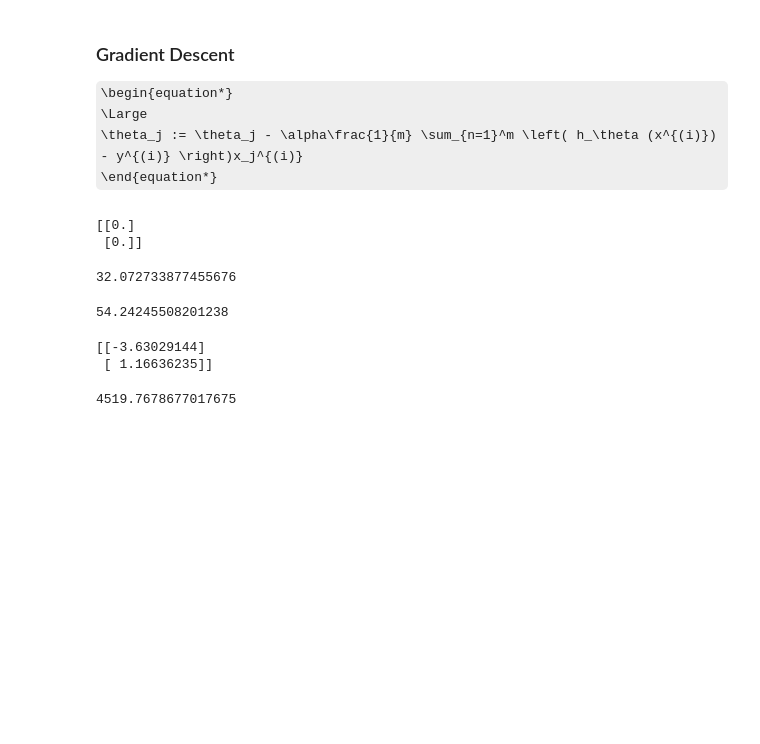
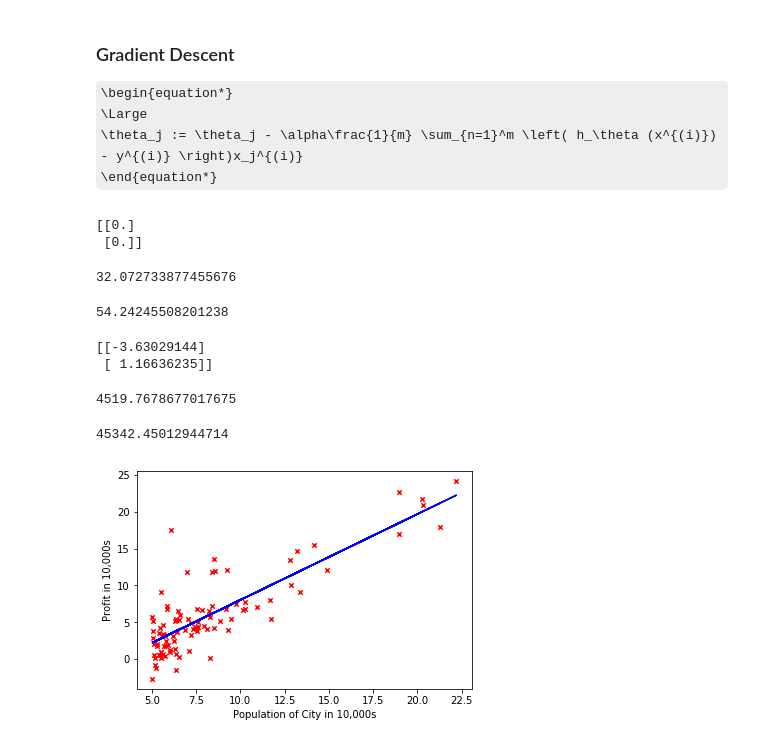
Before and after one commit to danielboloc/ML_PROJECTS, a Jupyter notebook: LinearRegression/AndrewNG/LinearRegression_ANg.ipynb, the cells around one changed output. Cells and saved outputs as stored; diff of their text form; code cells hidden in the pictures; some formulas as TeX source; blank space fills up the shorter version.

Commit message:
Added linear regression line to scatter plot

```diff
--- a/LinearRegression/AndrewNG/LinearRegression_ANg.ipynb
+++ b/LinearRegression/AndrewNG/LinearRegression_ANg.ipynb
@@ -145,3 +145,20 @@ predict1 = np.dot(theta.transpose(),np.array([1,3.5]))
 predict1[0]*10000
 # %% [output]
 4519.7678677017675
+# %%
+predict2 = np.dot(theta.transpose(), np.array([1,7]))
+predict2[0]*10000
+# %% [output]
+45342.45012944714
+# %%
+# Plot the fitted line after theta vector
+f = lambda x: theta[0] + theta[1]*x
+x = np.array(ex1data1['cityPopulation'])
+y = [f(i) for i in x]
+ex1data1.plot(kind='scatter', x='cityPopulation', y='foodTruckProfit', marker='x', color='r')
+plt.xlabel("Population of City in 10,000s")
+plt.ylabel("Profit in 10,000s")
+plt.plot(x, y, c="blue")
+plt.show()
+# %% [output]
+[figure, added]
```
Also changed, not shown: parts of 1 cell of this notebook.
